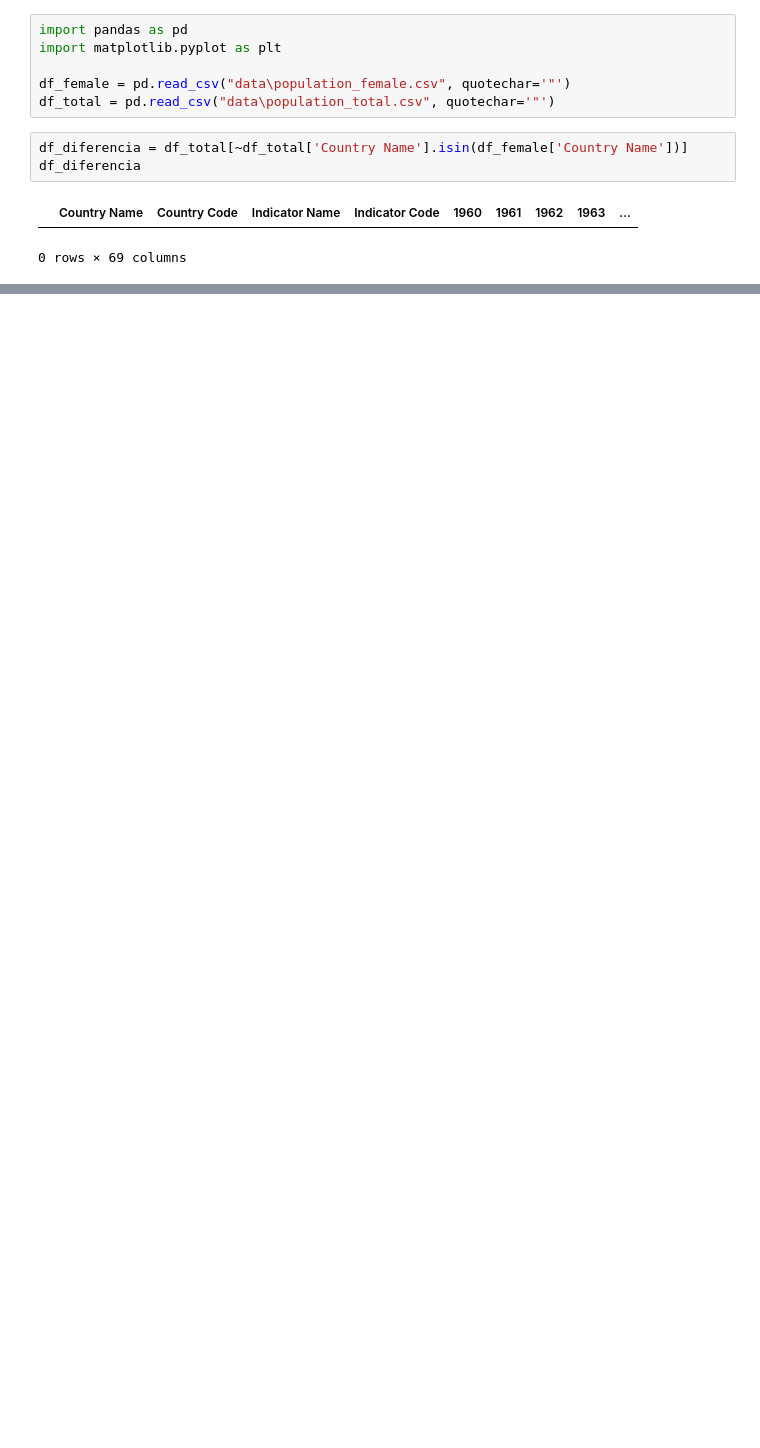
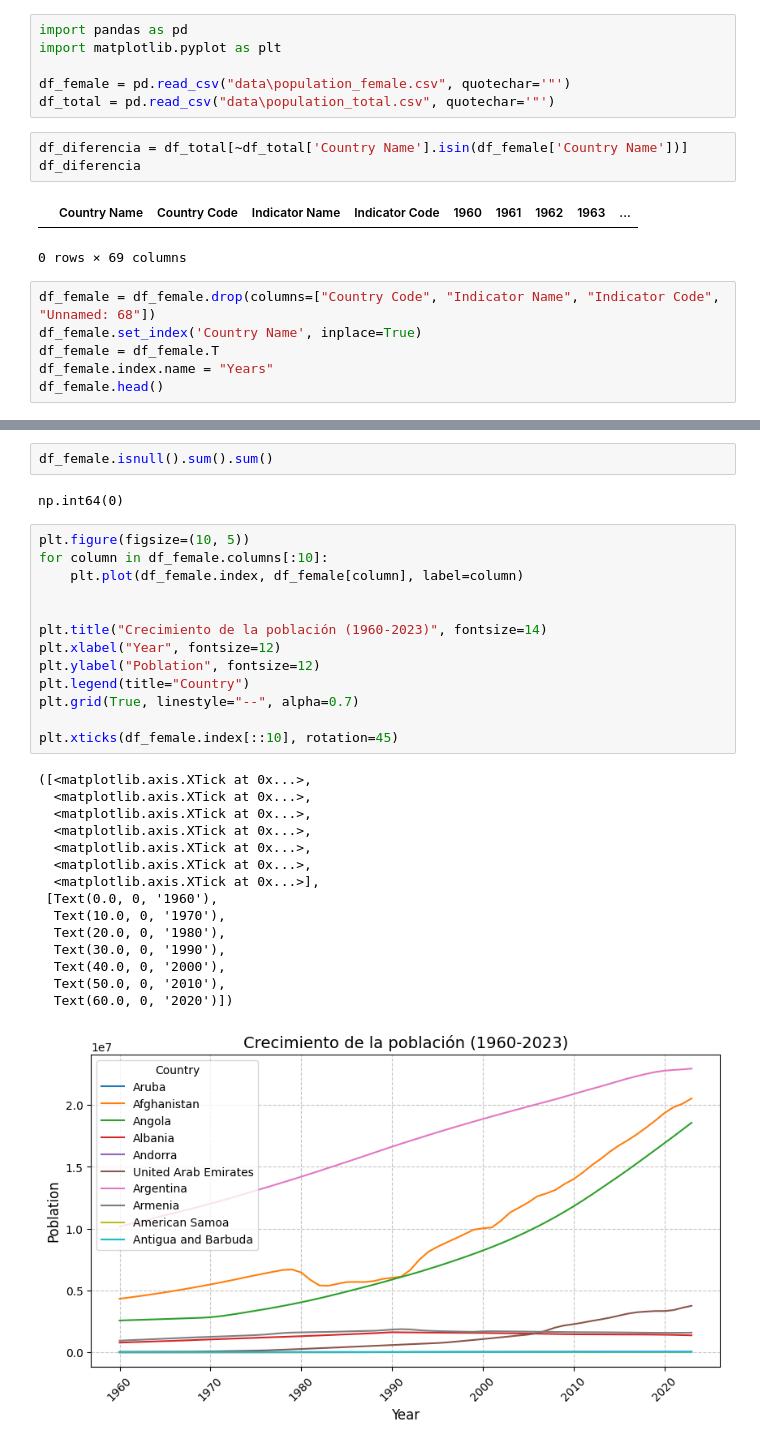
Before and after one commit to javierrcyb/ml_population_webapp, a Jupyter notebook: data_female_manipulation .ipynb, the cells around one changed output, grey strips where cells are left out. Cells and saved outputs as stored; diff of their text form; blank space fills up the shorter version.

Commit message:
change female manipulation

```diff
--- a/data_female_manipulation .ipynb
+++ b/data_female_manipulation .ipynb
@@ -10,3 +10,9 @@ df_diferencia
 # %% [output]
 |  | Country Name | Country Code | Indicator Name | Indicator Code | 1960 | 1961 | 1962 | 1963 | ... |
 0 rows × 69 columns
+# %%
+df_female = df_female.drop(columns=["Country Code", "Indicator Name", "Indicator Code", "Unnamed: 68"])
+df_female.set_index('Country Name', inplace=True)
+df_female = df_female.T
+df_female.index.name = "Years"
+df_female.head()
@@ -12,0 +28,33 @@ df_diferencia
+# %%
+df_female.isnull().sum().sum()
+# %% [output]
+np.int64(0)
+# %%
+plt.figure(figsize=(10, 5))
+for column in df_female.columns[:10]:
+    plt.plot(df_female.index, df_female[column], label=column)
+
+
+plt.title("Crecimiento de la población (1960-2023)", fontsize=14)
+plt.xlabel("Year", fontsize=12)
+plt.ylabel("Poblation", fontsize=12)
+plt.legend(title="Country")
+plt.grid(True, linestyle="--", alpha=0.7)
+
+plt.xticks(df_female.index[::10], rotation=45)
+# %% [output]
+([<matplotlib.axis.XTick at 0x...>,
+  <matplotlib.axis.XTick at 0x...>,
+  <matplotlib.axis.XTick at 0x...>,
+  <matplotlib.axis.XTick at 0x...>,
+  <matplotlib.axis.XTick at 0x...>,
+  <matplotlib.axis.XTick at 0x...>,
+  <matplotlib.axis.XTick at 0x...>],
+ [Text(0.0, 0, '1960'),
+  Text(10.0, 0, '1970'),
+  Text(20.0, 0, '1980'),
+  Text(30.0, 0, '1990'),
+  Text(40.0, 0, '2000'),
+  Text(50.0, 0, '2010'),
+  Text(60.0, 0, '2020')])
+[figure, added]
```
Also changed, not shown: parts of 1 cell of this notebook.
